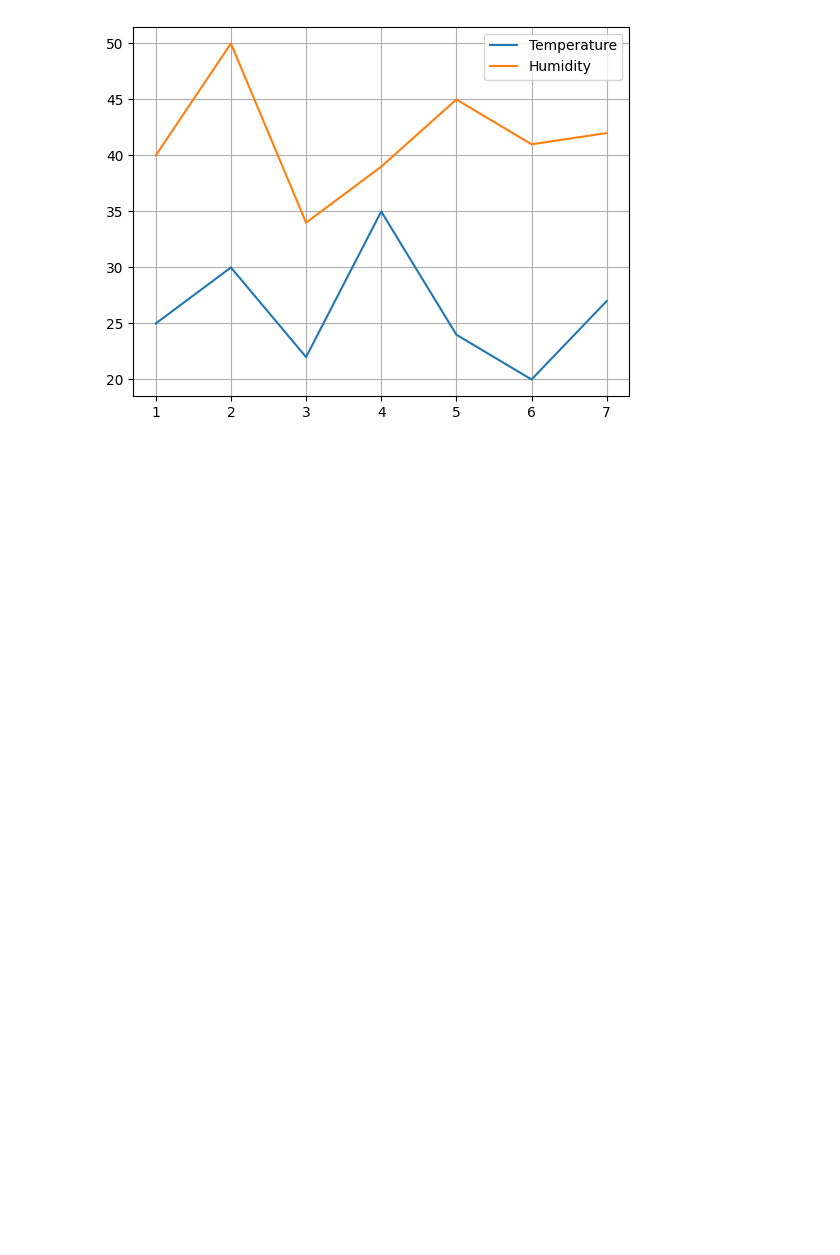
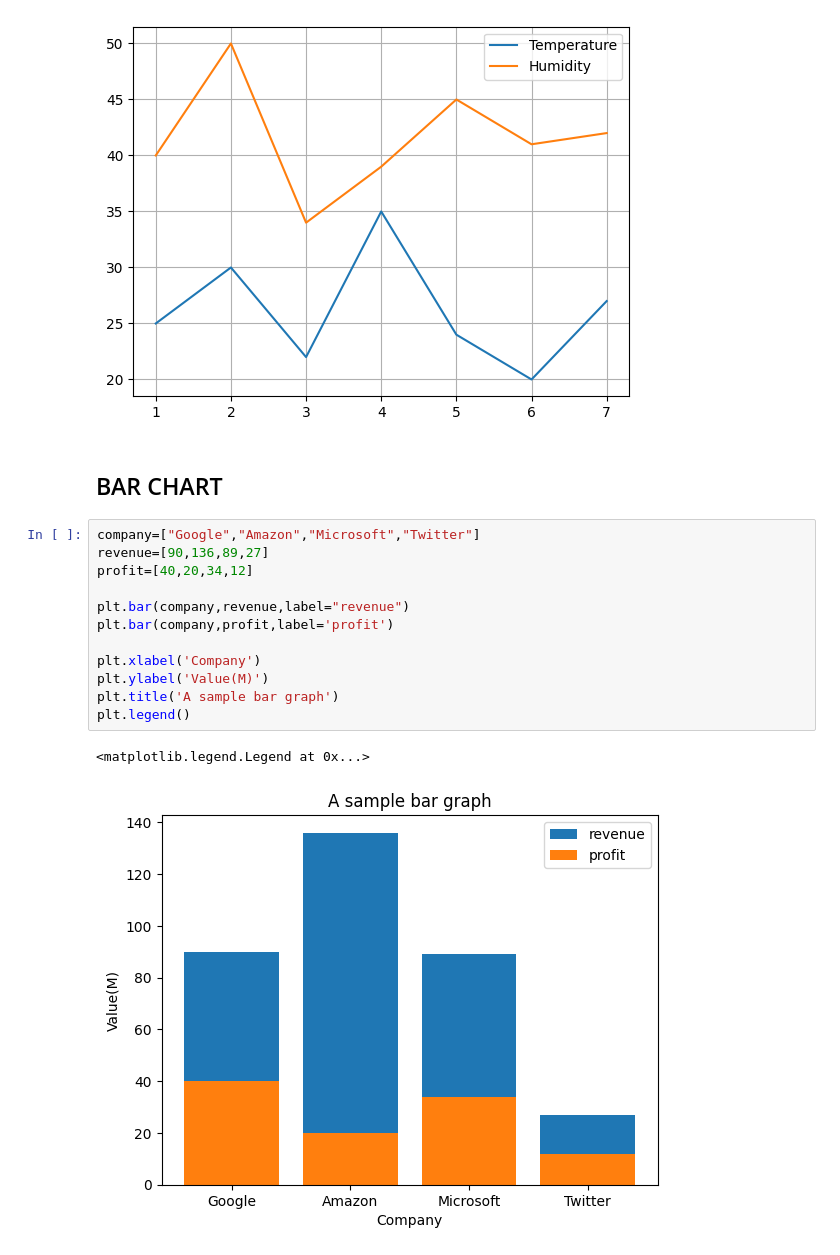
Before and after one commit to MboyaDan/Datascience, a Jupyter notebook: matplotlib/intro.ipynb, the cells around one changed output. Drawn from its saved outputs; the diff is of its cells as text; blank space fills up the shorter version.

Commit message:
Matplotlib

```diff
--- a/matplotlib/intro.ipynb
+++ b/matplotlib/intro.ipynb
@@ -35,3 +36,20 @@ plt.legend()
 plt.grid()
 # %% [output]
 [figure]
+# %% [markdown]
+## BAR CHART
+# %%
+company=["Google","Amazon","Microsoft","Twitter"]
+revenue=[90,136,89,27]
+profit=[40,20,34,12]
+
+plt.bar(company,revenue,label="revenue")
+plt.bar(company,profit,label='profit')
+
+plt.xlabel('Company')
+plt.ylabel('Value(M)')
+plt.title('A sample bar graph')
+plt.legend()
+# %% [output]
+<matplotlib.legend.Legend at 0x...>
+[figure, added]
```
Also changed, not shown: parts of 27 cells of this notebook, 1 other file.
